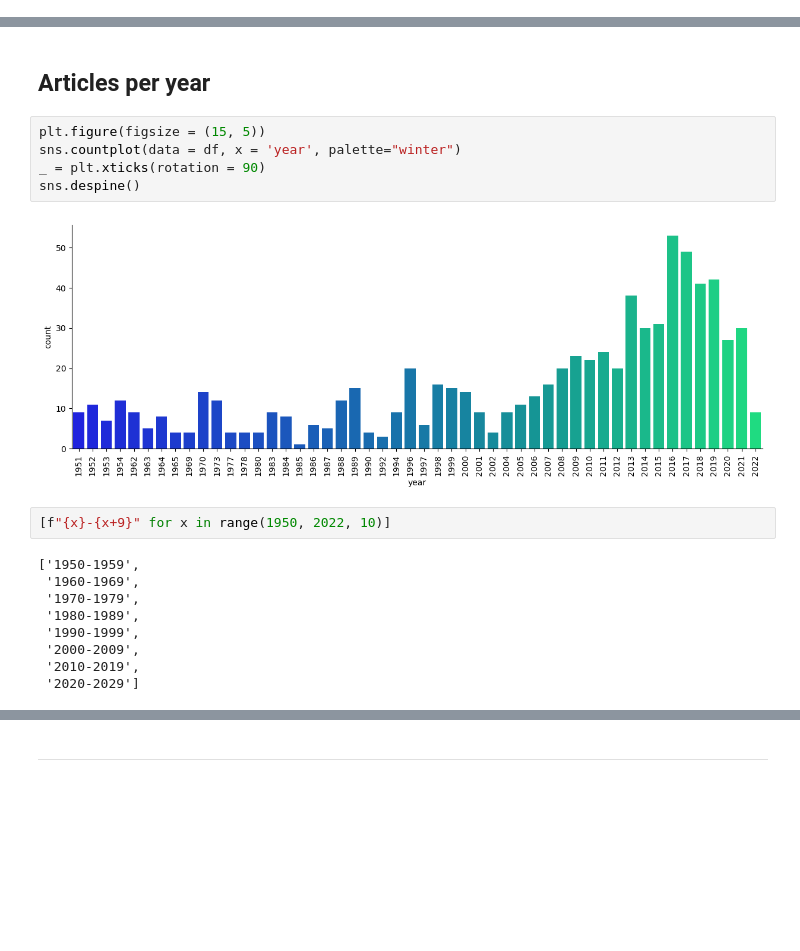
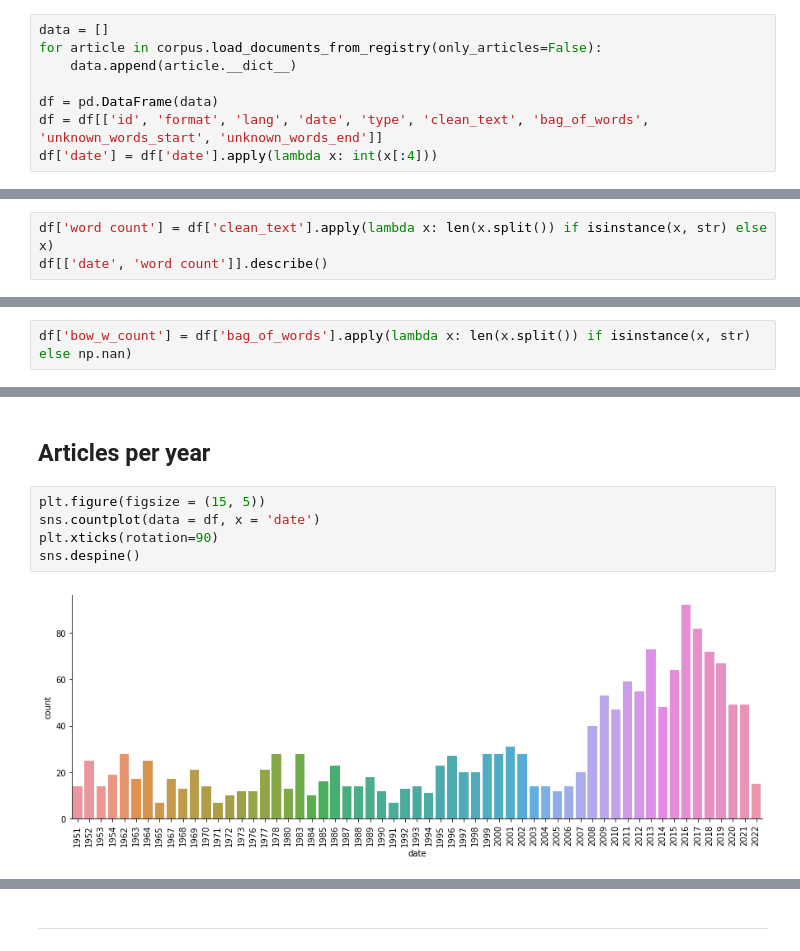
Before and after one commit to juanrloaiza/latinamerican-philosophy-mining, a Jupyter notebook: notebooks/5-Plots.ipynb, the cells around one changed output, grey strips where cells are left out. Drawn from its saved outputs; the diff is of its cells as text; blank space fills up the shorter version.

```diff
--- a/notebooks/5-Plots.ipynb
+++ b/notebooks/5-Plots.ipynb
@@ -15,0 +23,8 @@ Loading corpus. Num. of articles: 771
+# %%
+data = []
+for article in corpus.load_documents_from_registry(only_articles=False):
+    data.append(article.__dict__)
+
+df = pd.DataFrame(data)
+df = df[['id', 'format', 'lang', 'date', 'type', 'clean_text', 'bag_of_words', 'unknown_words_start', 'unknown_words_end']]
+df['date'] = df['date'].apply(lambda x: int(x[:4]))
@@ -86,0 +135,3 @@ df.describe()
+# %%
+df['word count'] = df['clean_text'].apply(lambda x: len(x.split()) if isinstance(x, str) else x)
+df[['date', 'word count']].describe()
@@ -116,0 +158,2 @@ df.groupby('year').mean()
+# %%
+df['bow_w_count'] = df['bag_of_words'].apply(lambda x: len(x.split()) if isinstance(x, str) else np.nan)
@@ -118,20 +169,9 @@ df.groupby('year').mean()
 ## Articles per year
 # %%
 plt.figure(figsize = (15, 5))
-sns.countplot(data = df, x = 'year', palette="winter")
-_ = plt.xticks(rotation = 90)
+sns.countplot(data = df, x = 'date')
+plt.xticks(rotation=90)
 sns.despine()
 # %% [output]
-[figure, old version]
+[figure, new version]
-# %%
-[f"{x}-{x+9}" for x in range(1950, 2022, 10)]
-# %% [output]
-['1950-1959',
- '1960-1969',
- '1970-1979',
- '1980-1989',
- '1990-1999',
- '2000-2009',
- '2010-2019',
- '2020-2029']
 # %%
```
Also changed, not shown: parts of 27 cells of this notebook, 3 other files.
